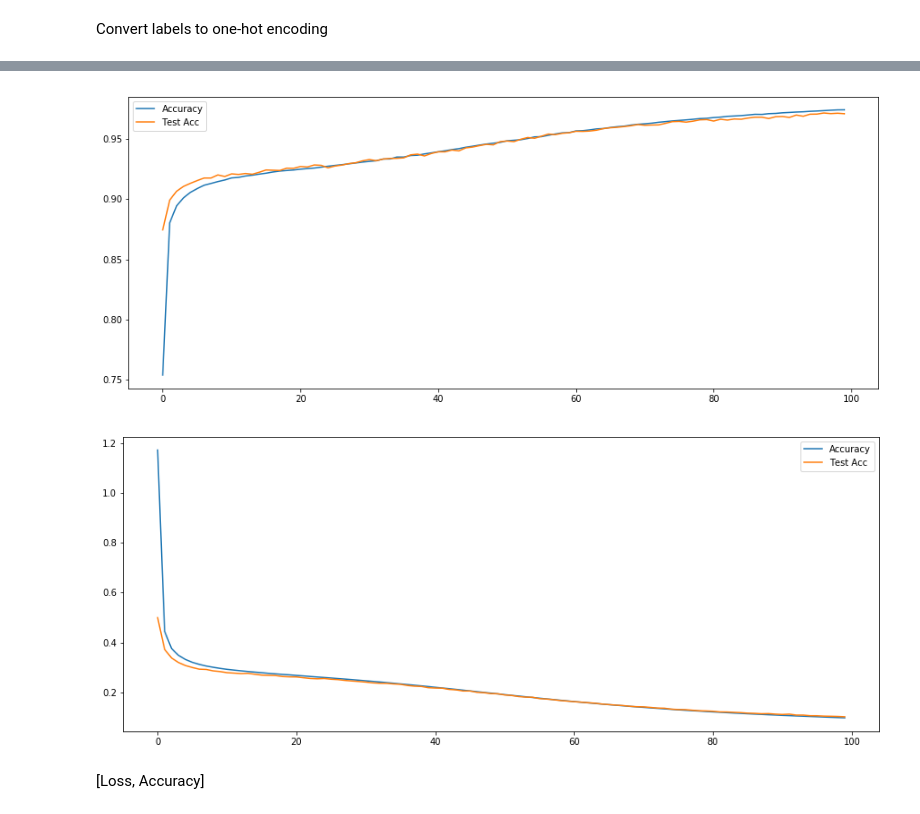
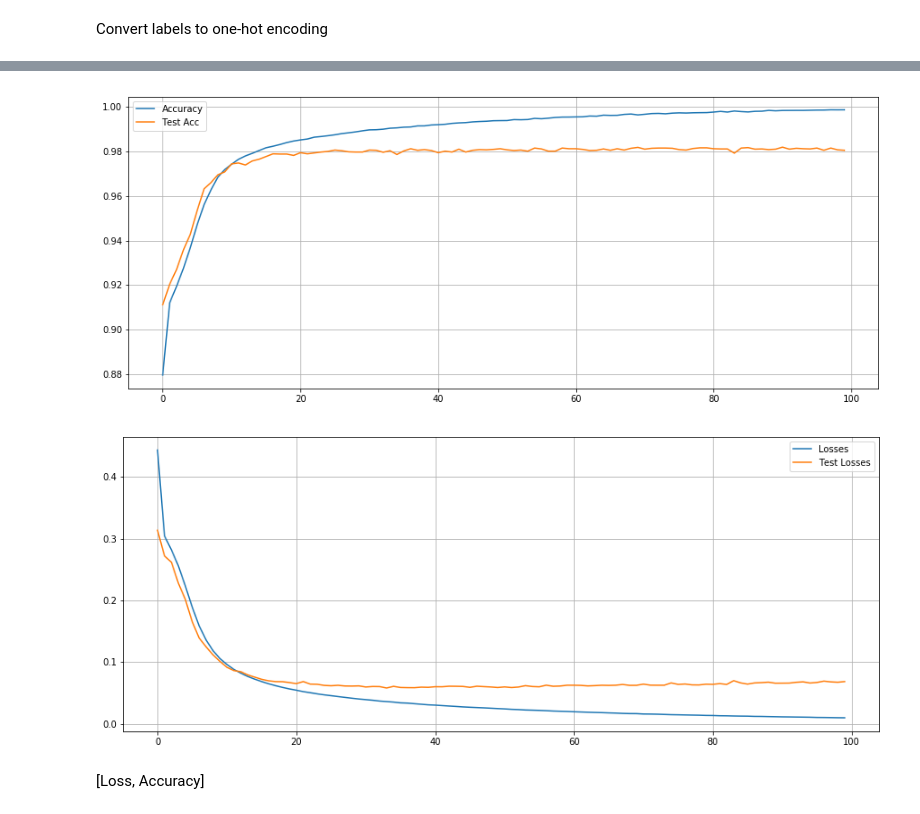
Before and after one commit to yuriimchg/Machine-Learning-sandbox, a Jupyter notebook: CNN with Keras.ipynb, the cells around one changed output, grey strips where cells are left out. Saved outputs shown, nothing was run; the diff lists cells and outputs as text; code cells hidden in the pictures.

```diff
--- a/CNN with Keras.ipynb
+++ b/CNN with Keras.ipynb
@@ -60,7 +62,7 @@ X_test = X_test / 255
 # %% [markdown]
 Hyperparameters and input shapes
 # %%
-learning_rate = 0.001
+learning_rate = 0.01
 optimizer = SGD(learning_rate)
 batch_size = 32
 w, h = X_train[0].shape
@@ -107,19 +109,21 @@ Epoch 100/100
 # %%
 plt.figure(figsize=(15,6))
 plt.plot(np.arange(0,epochs), tr.history["acc"])
 plt.plot(np.arange(0,epochs), tr.history["val_acc"])
 plt.legend(('Accuracy', "Test Acc"))
+plt.grid()
 plt.show()
 # %% [output]
-[figure, old version]
+[figure, new version]
 # %%
 plt.figure(figsize=(15,6))
 plt.plot(np.arange(0,epochs), tr.history["loss"])
 plt.plot(np.arange(0,epochs), tr.history["val_loss"])
-plt.legend(('Accuracy', "Test Acc"))
+plt.legend(('Losses', "Test Losses"))
+plt.grid()
 plt.show()
 # %% [output]
-[figure, old version]
+[figure, new version]
 # %% [markdown]
 [Loss, Accuracy]
 # %%
```
Also changed, not shown: parts of 4 cells of this notebook, 1 other file.
